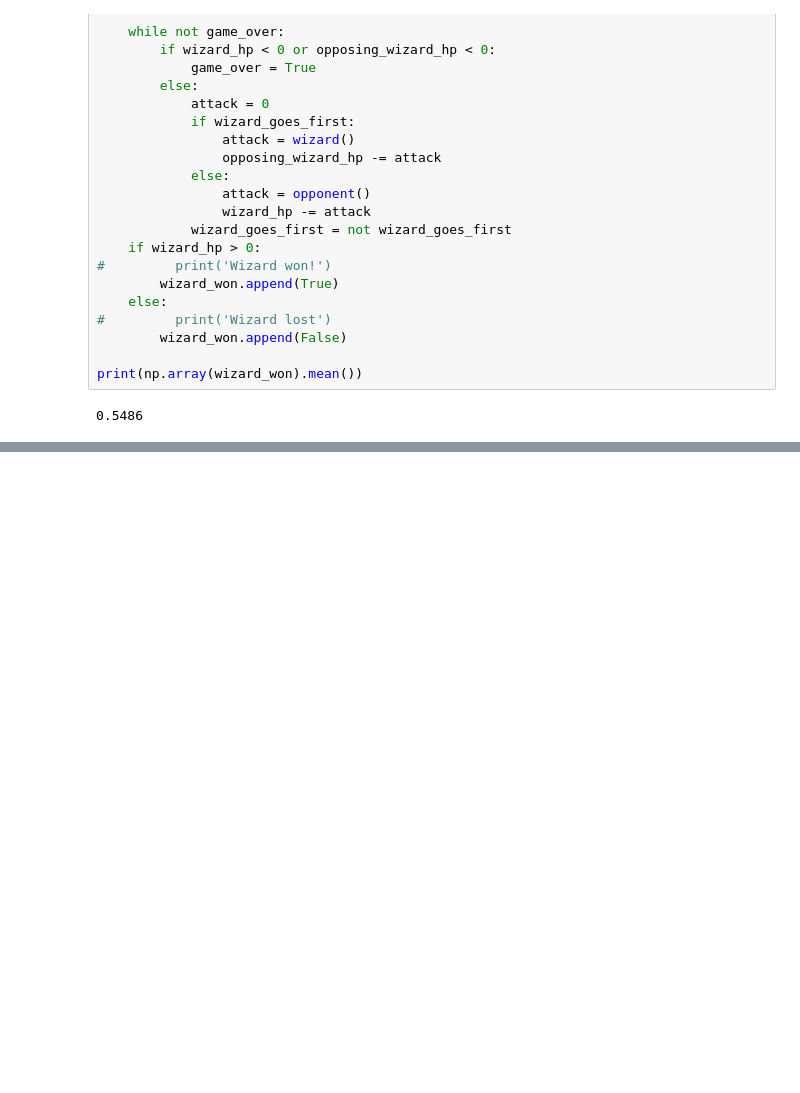
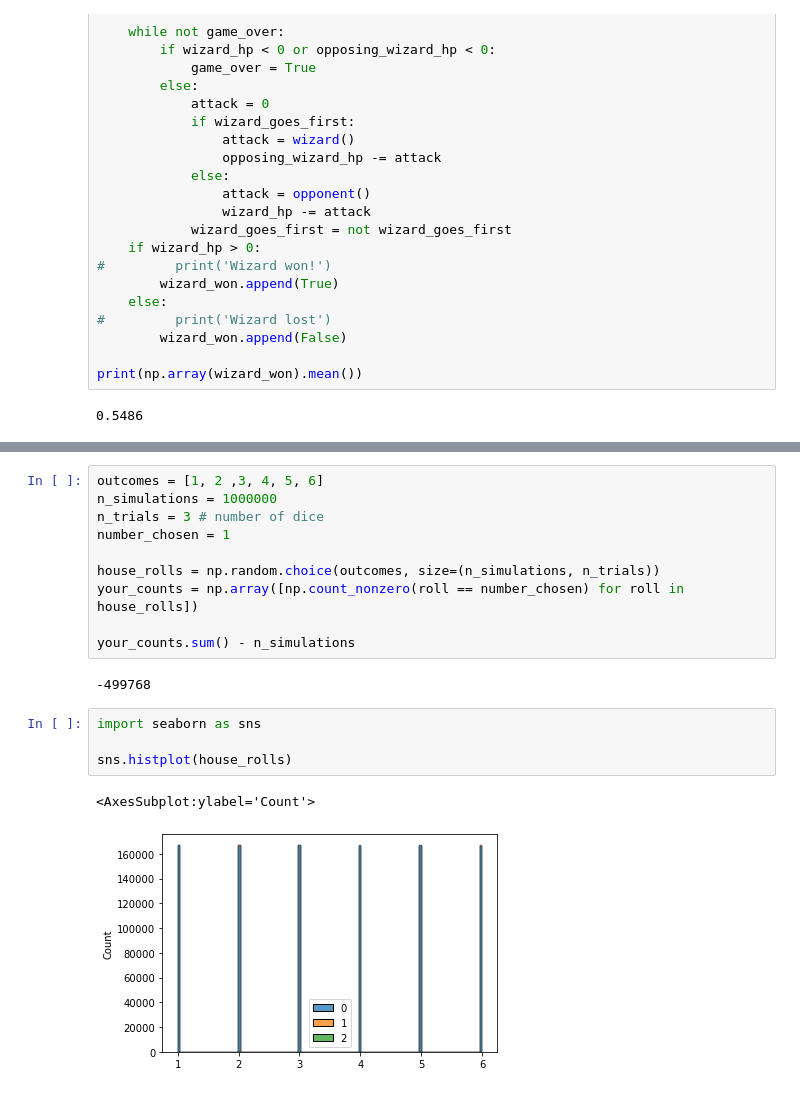
Before and after one commit to CharlesAtchison/statistics-exercises, a Jupyter notebook: simulation.ipynb, the cells around one changed output, grey strips where cells are left out. Drawn from its saved outputs; the diff is of its cells as text; blank space fills up the shorter version.

```diff
--- a/simulation.ipynb
+++ b/simulation.ipynb
@@ -268,0 +305,19 @@ print(np.array(wizard_won).mean())
+# %%
+outcomes = [1, 2 ,3, 4, 5, 6]
+n_simulations = 1000000
+n_trials = 3 # number of dice
+number_chosen = 1
+
+house_rolls = np.random.choice(outcomes, size=(n_simulations, n_trials))
+your_counts = np.array([np.count_nonzero(roll == number_chosen) for roll in house_rolls])
+
+your_counts.sum() - n_simulations
+# %% [output]
+-499768
+# %%
+import seaborn as sns
+
+sns.histplot(house_rolls)
+# %% [output]
+<AxesSubplot:ylabel='Count'>
+[figure, added]
```
Also changed, not shown: parts of 2 cells of this notebook.
